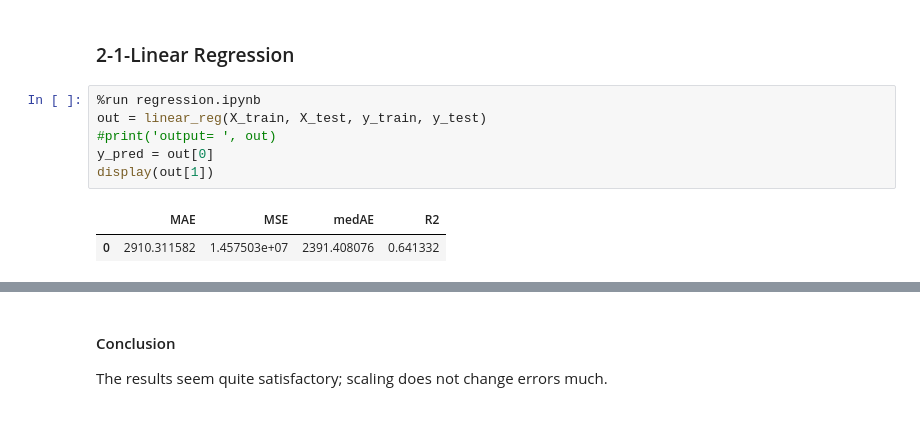
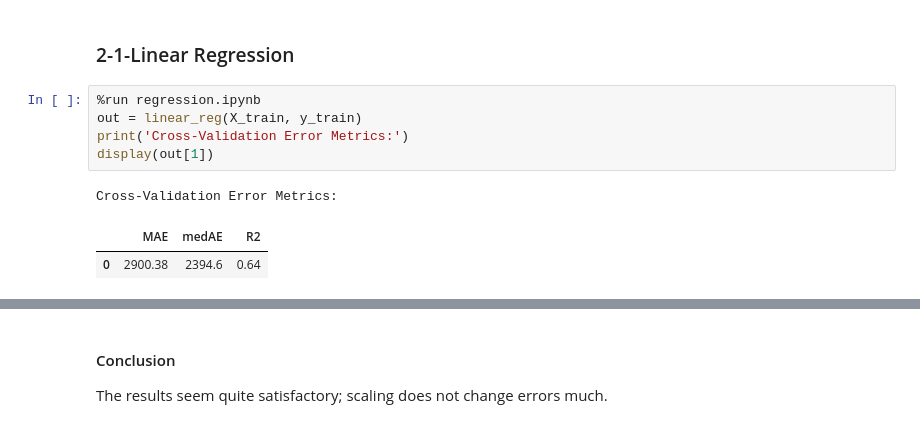
Before and after one commit to rahkooy/Car_Price_Prediction, a Jupyter notebook: car_price_prediction.ipynb, the cells around one changed output, grey strips where cells are left out. Saved outputs shown, nothing was run; the diff lists cells and outputs as text.

```diff
--- a/car_price_prediction.ipynb
+++ b/car_price_prediction.ipynb
@@ -123,13 +123,13 @@ print(y_test)
 ### 2-1-Linear Regression
 # %%
 %run regression.ipynb
-out = linear_reg(X_train, X_test, y_train, y_test)
-#print('output= ', out)
-y_pred = out[0]
+out = linear_reg(X_train, y_train)
+print('Cross-Validation Error Metrics:')
 display(out[1])
 # %% [output]
+Cross-Validation Error Metrics:
-|  | MAE | MSE | medAE | R2 |
-| 0 | 2910.311582 | 1.457503e+07 | 2391.408076 | 0.641332 |
+|  | MAE | medAE | R2 |
+| 0 | 2900.38 | 2394.6 | 0.64 |
 # %%
 # Plotting y_test and y_pred to understand the spread.
 fig = plt.figure(figsize=(10,6))
```
Also changed, not shown: parts of 12 cells of this notebook, 4 other files.
